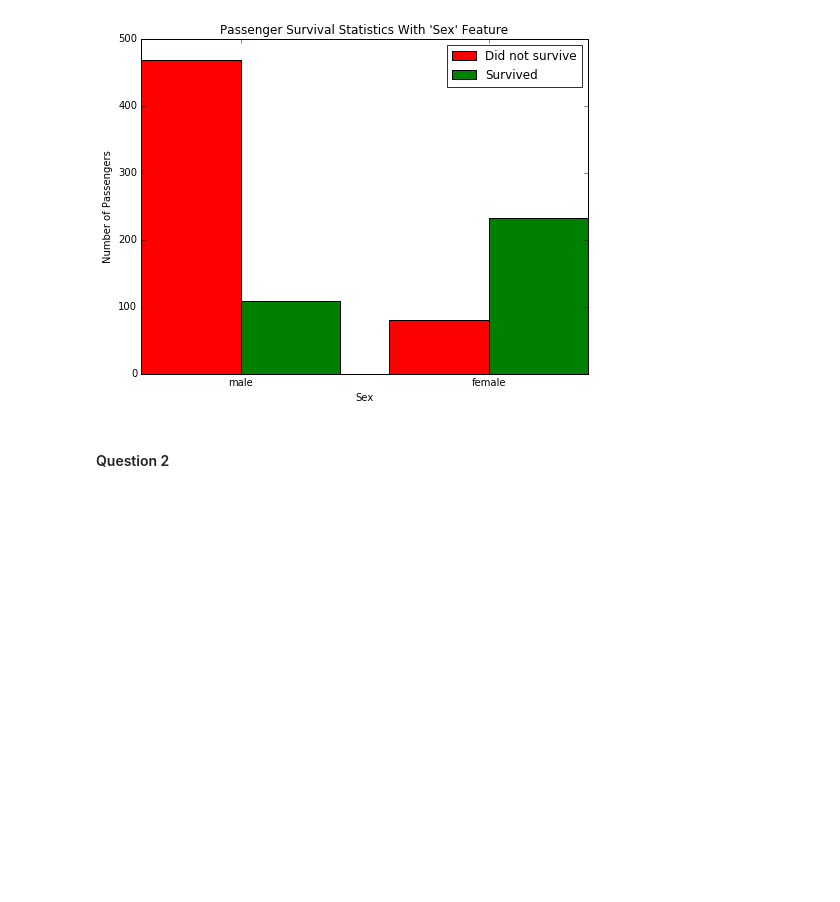
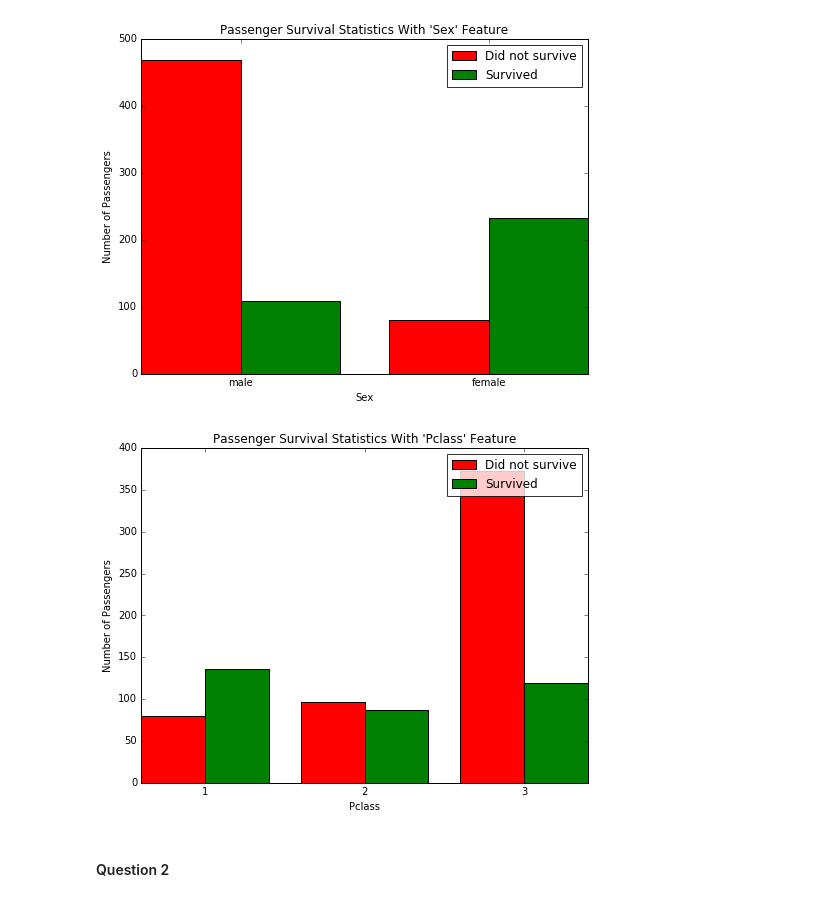
Before and after one commit to apoorv-kumar/udacity-machine-learning, a Jupyter notebook: Titanic survival exploration/titanic_survival_exploration.ipynb, the cells around one changed output. Drawn from its saved outputs; the diff is of its cells as text; code cells hidden in the pictures; blank space fills up the shorter version.

```diff
--- a/Titanic survival exploration/titanic_survival_exploration.ipynb
+++ b/Titanic survival exploration/titanic_survival_exploration.ipynb
@@ -42,6 +42,10 @@ accuracy_score(outcomes, predictions_0(data))
 vs.survival_stats(data, outcomes, 'Sex')
 # %% [output]
 [figure]
+# %%
+vs.survival_stats(data, outcomes, 'Pclass')
+# %% [output]
+[figure, added]
 # %% [markdown]
 #### Question 2
 # %%
```
Also changed, not shown: parts of 1 cell of this notebook, 6 other files.
